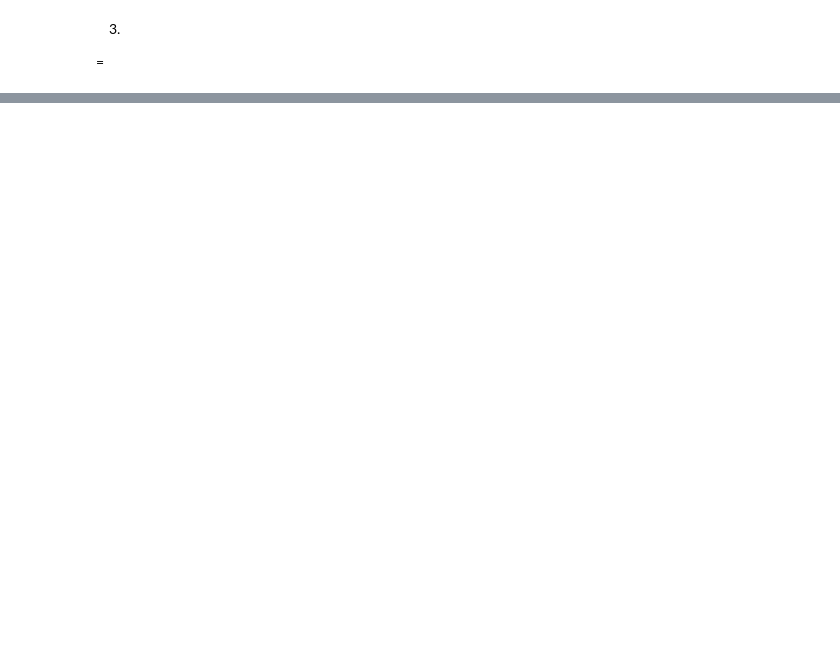
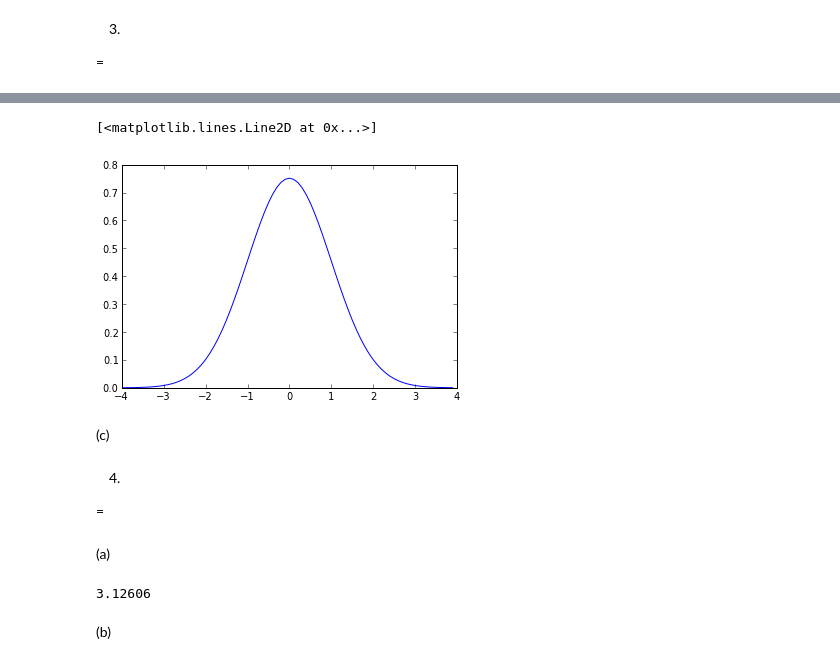
Before and after one commit to jdfreder/MCG, a Jupyter notebook: Week5/IntegrationEx4.ipynb, the cells around one changed output, grey strips where cells are left out. Saved outputs shown, nothing was run; the diff lists cells and outputs as text; code cells hidden in the pictures; blank space fills up the shorter version.

```diff
--- a/Week5/IntegrationEx4.ipynb
+++ b/Week5/IntegrationEx4.ipynb
@@ -57,6 +74,3 @@ legend()
 # %% [markdown]
 3.
 =
-# %%
-def H(n,x):
-    H
@@ -62,0 +79,50 @@ def H(n,x):
+# %%
+def H(n,x):
+    H0=1
+    H1=2*x
+    Hn=zeros(n+1,float)
+    for i in range (n+1):
+        if n==0:
+            Hn[0]=H0
+        elif n==1:
+            Hn[0]=H0
+            Hn[1]=H1
+        elif n>1:
+            Hn[0]=H0
+            Hn[1]=H1
+            if i>=2:
+                Hn[i]=2*x*Hn[i]-2*i*Hn[i-1]
+    return Hn
+# %%
+from math import *
+x=arange(-4,4,.1)
+Psi=lambda n:1/math.sqrt((2**n)*(math.factorial(n))*math.sqrt(pi))*e**(-1*(x**2)/2)*H(n,x)
+plot(x,Psi(0))
+# %% [output]
+[<matplotlib.lines.Line2D at 0x...>]
+[figure, added]
+# %% [markdown]
+(c)
+# %% [markdown]
+4.
+=
+# %% [markdown]
+(a)
+# %%
+f=lambda x:4.*np.sqrt(1-x**2.)
+def Approx(N):
+    xmin=0;xmax=1
+    subx=x[logical_and((x>xmin),(x<xmax))]
+    ymax=max(f(subx))*1.05
+    ymin=0.
+    samples_x=xmin+(xmax-xmin)*random_sample(N);
+    samples_y=ymin+(ymax-ymin)*random_sample(N);
+    newmask=(samples_y < f(samples_x))
+    sum(newmask)
+    I=(xmax-xmin)*(ymax-ymin)*sum(newmask)/newmask.size
+    return I
+print Approx(10000)
+# %% [output]
+3.12606
+# %% [markdown]
+(b)
```
Also changed, not shown: parts of 19 cells of this notebook.
